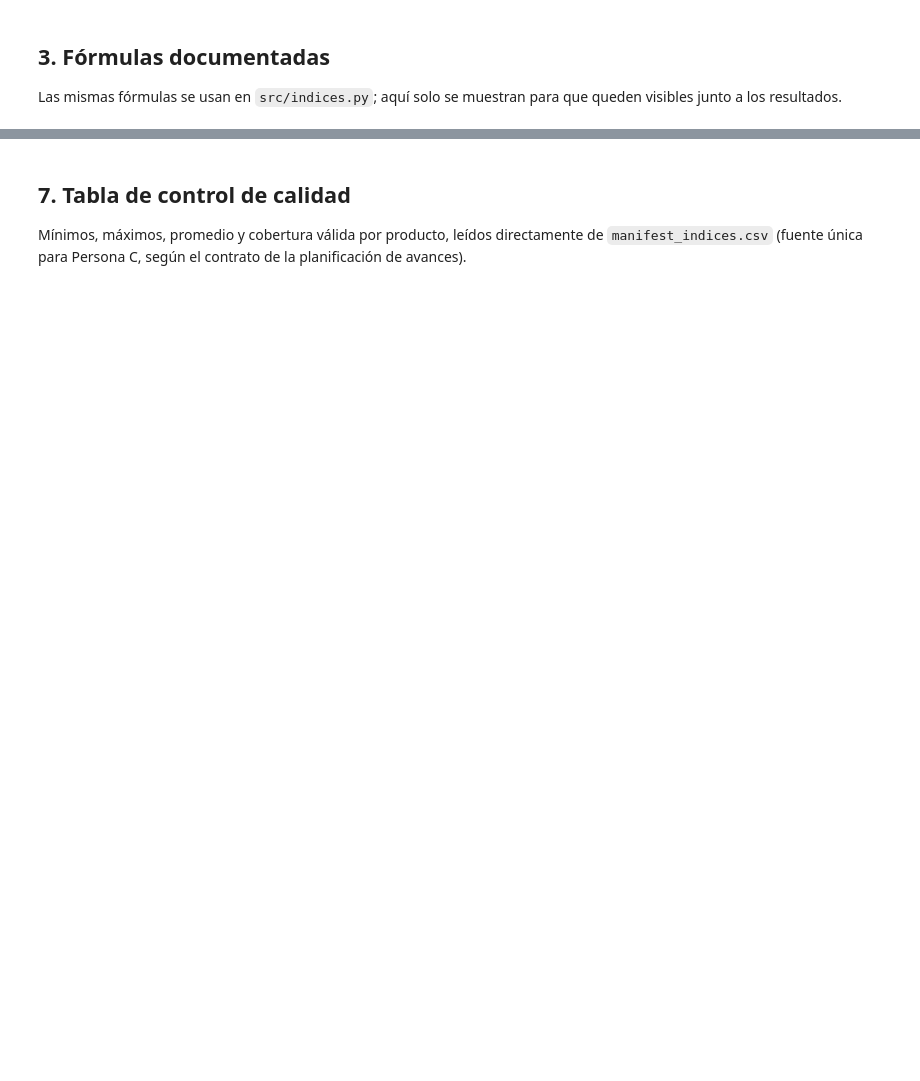
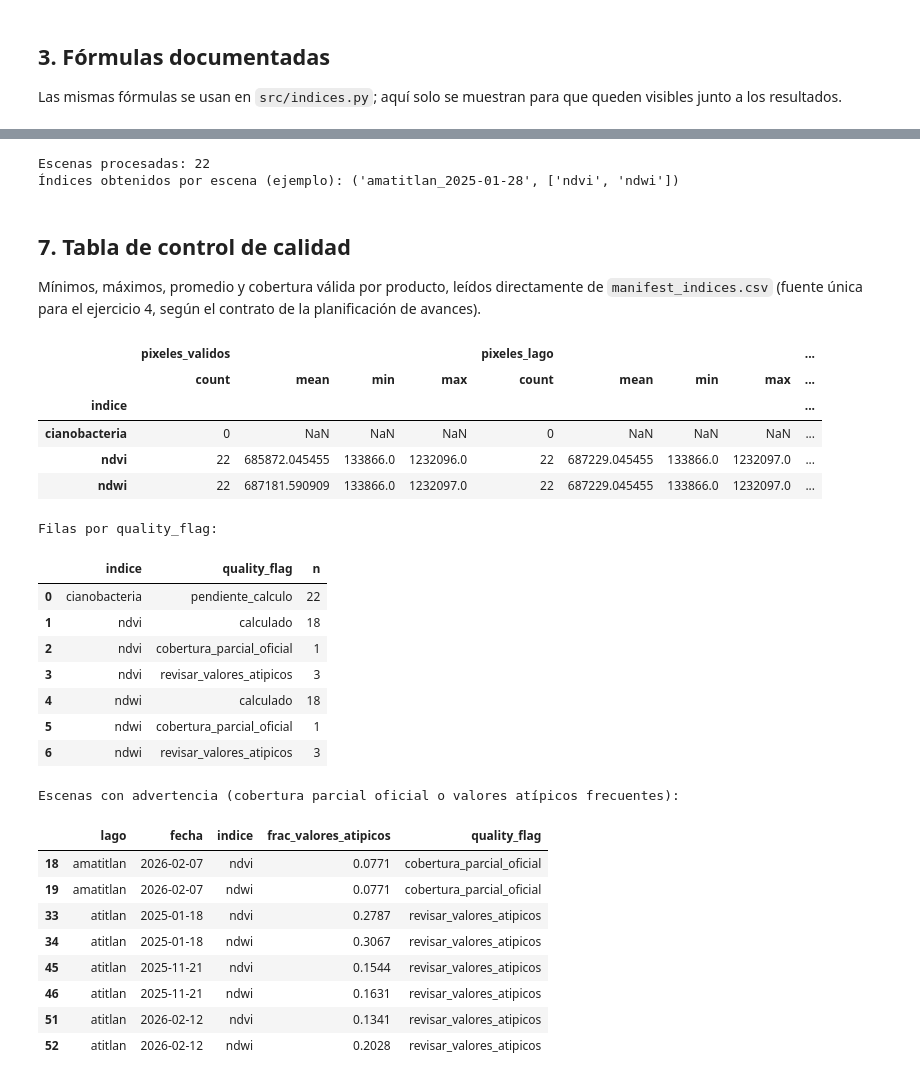
Before and after one commit to DerNait/data-science-lab-4-datos-geoespaciales, a Jupyter notebook: notebooks/03_indices.ipynb, the cells around one changed output, grey strips where cells are left out. Saved outputs shown, nothing was run; the diff lists cells and outputs as text; code cells hidden in the pictures; blank space fills up the shorter version.

```diff
--- a/notebooks/03_indices.ipynb
+++ b/notebooks/03_indices.ipynb
@@ -164,29 +201,67 @@ Sentinel Hub el raster crudo de cianobacteria de cada una
 # %%
-EJECUTAR_LOTE = False
+EJECUTAR_LOTE = True
+FETCH_CYANO_REMOTO_LOTE = False
 
 if EJECUTAR_LOTE:
     resultados = compute_indices_batch(
-        list(ESCENAS_OFICIALES), fetch_cyano_remote=True, confirm_batch=True
+        list(ESCENAS_OFICIALES),
+        fetch_cyano_remote=FETCH_CYANO_REMOTO_LOTE,
+        confirm_batch=True,
     )
     print(f'Escenas procesadas: {len(resultados)}')
+    indices_por_escena = {k: sorted(v) for k, v in resultados.items()}
+    print('Índices obtenidos por escena (ejemplo):', next(iter(indices_por_escena.items())))
 else:
     print('Lote omitido. Cambie EJECUTAR_LOTE=True para calcular las 22 escenas.')
+# %% [output]
+Escenas procesadas: 22
+Índices obtenidos por escena (ejemplo): ('amatitlan_2025-01-28', ['ndvi', 'ndwi'])
 # %% [markdown]
 ## 7. Tabla de control de calidad
 
 Mínimos, máximos, promedio y cobertura válida por producto, leídos
-directamente de `manifest_indices.csv` (fuente única para Persona C, según
-el contrato de la planificación de avances).
+directamente de `manifest_indices.csv` (fuente única para el ejercicio 4,
+según el contrato de la planificación de avances).
 # %%
 rows = validate_manifest_indices()
 manifest = pd.DataFrame(rows)
-numeric_cols = ['pixeles_validos', 'pixeles_lago', 'cobertura_valida_pct']
+numeric_cols = ['pixeles_validos', 'pixeles_lago', 'cobertura_valida_pct', 'frac_valores_atipicos']
 manifest = manifest.assign(**{col: pd.to_numeric(manifest[col], errors='coerce') for col in numeric_cols})
 
 resumen_calidad = (
     manifest.groupby('indice')[numeric_cols]
     .agg(['count', 'mean', 'min', 'max'])
 )
 display(resumen_calidad)
-display(manifest[manifest['quality_flag'] == 'cobertura_parcial_oficial'])
+print('Filas por quality_flag:')
+display(manifest.groupby(['indice', 'quality_flag']).size().rename('n').reset_index())
+print('Escenas con advertencia (cobertura parcial oficial o valores atípicos frecuentes):')
+display(manifest[manifest['quality_flag'].isin(['cobertura_parcial_oficial', 'revisar_valores_atipicos'])]
+        [['lago', 'fecha', 'indice', 'frac_valores_atipicos', 'quality_flag']])
+# %% [output]
+|  | pixeles_validos |  |  |  | pixeles_lago |  |  |  | ... |
+|  | count | mean | min | max | count | mean | min | max | ... |
+| indice |  |  |  |  |  |  |  |  | ... |
+| cianobacteria | 0 | NaN | NaN | NaN | 0 | NaN | NaN | NaN | ... |
+| ndvi | 22 | 685872.045455 | 133866.0 | 1232096.0 | 22 | 687229.045455 | 133866.0 | 1232097.0 | ... |
+| ndwi | 22 | 687181.590909 | 133866.0 | 1232097.0 | 22 | 687229.045455 | 133866.0 | 1232097.0 | ... |
+Filas por quality_flag:
+|  | indice | quality_flag | n |
+| 0 | cianobacteria | pendiente_calculo | 22 |
+| 1 | ndvi | calculado | 18 |
+| 2 | ndvi | cobertura_parcial_oficial | 1 |
+| 3 | ndvi | revisar_valores_atipicos | 3 |
+| 4 | ndwi | calculado | 18 |
+| 5 | ndwi | cobertura_parcial_oficial | 1 |
+| 6 | ndwi | revisar_valores_atipicos | 3 |
+Escenas con advertencia (cobertura parcial oficial o valores atípicos frecuentes):
+|  | lago | fecha | indice | frac_valores_atipicos | quality_flag |
+| 18 | amatitlan | 2026-02-07 | ndvi | 0.0771 | cobertura_parcial_oficial |
+| 19 | amatitlan | 2026-02-07 | ndwi | 0.0771 | cobertura_parcial_oficial |
+| 33 | atitlan | 2025-01-18 | ndvi | 0.2787 | revisar_valores_atipicos |
+| 34 | atitlan | 2025-01-18 | ndwi | 0.3067 | revisar_valores_atipicos |
+| 45 | atitlan | 2025-11-21 | ndvi | 0.1544 | revisar_valores_atipicos |
+| 46 | atitlan | 2025-11-21 | ndwi | 0.1631 | revisar_valores_atipicos |
+| 51 | atitlan | 2026-02-12 | ndvi | 0.1341 | revisar_valores_atipicos |
+| 52 | atitlan | 2026-02-12 | ndwi | 0.2028 | revisar_valores_atipicos |
 # %% [markdown]
```
Also changed, not shown: parts of 13 cells of this notebook.
